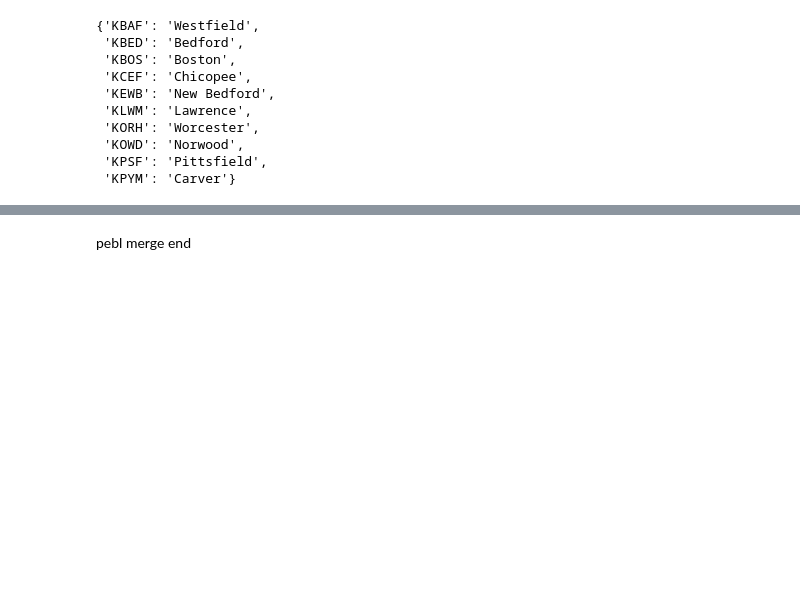
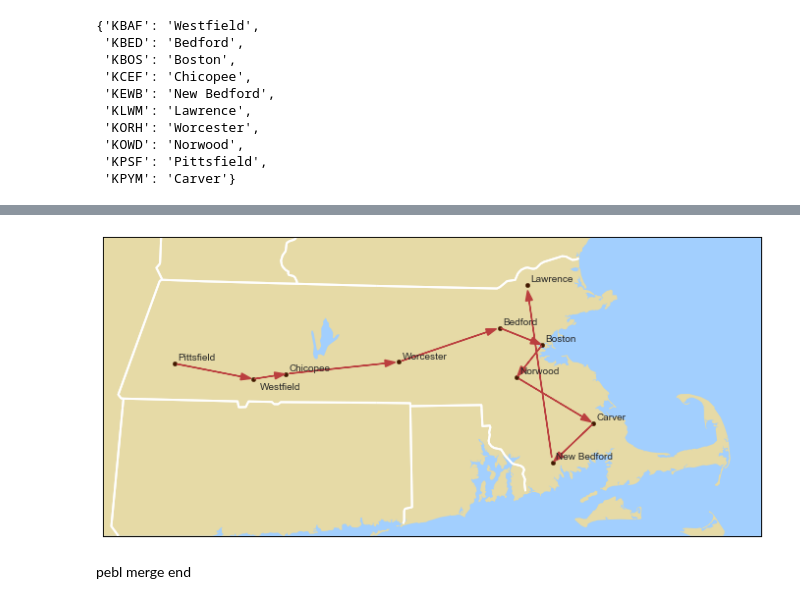
Before and after one commit to therealchuckliu/MCWeather, a Jupyter notebook: 02_Bayesian_Networks.ipynb, the cells around one changed output, grey strips where cells are left out. Drawn from its saved outputs; the diff is of its cells as text; code cells hidden in the pictures; blank space fills up the shorter version.

```diff
--- a/02_Bayesian_Networks.ipynb
+++ b/02_Bayesian_Networks.ipynb
@@ -135,3 +221,40 @@ node_ordering = sorted(node_ordering, key=lambda tup: -tup[0])
+# %%
+# base ordering on geographical distance (euclidean norm)
+# choose as first node the most western node (i.e. min lon)
+# choose as next node iteratively the closest one
+
+# old std based one
+# node_ordering = []
+# for key in ds.munis.keys():
+#     node_ordering.append( (rain_measure[key].std(), key) )
+# node_ordering = sorted(node_ordering, key=lambda tup: -tup[0])
+
+node_ordering = []
+for key in ds.munis.keys():
+    row = dfjoined[dfjoined['code'] == key]
+    node_ordering.append((row['lon'].values[0], key))
+node_ordering = sorted(node_ordering, key=lambda tup: -tup[0])
+node_ordering = [node_ordering[0][1]]
+
+remaining_codes = set(dfjoined['code'].values) - set(node_ordering)
+while len(remaining_codes) > 0:
+    last_node = node_ordering[-1]
+    row = dfjoined[dfjoined['code'] == last_node]
+    lonn = row['lon'].values[0]
+    latn = row['lat'].values[0]
+    distances = []
+    codes = []
+    for code in remaining_codes:
+        row = dfjoined[dfjoined['code'] == code]
+        lon = row['lon'].values[0]
+        lat = row['lat'].values[0]
+        distances.append((lonn - lon)**2 + (latn - lat)**2)
+        codes.append(code)
+
+    imin = np.argmin(np.array(distances))
+    node_ordering.append(codes[imin])
+
+    remaining_codes = set(dfjoined['code'].values) - set(node_ordering)
 # %%
 node_ordering
 # %% [output]
@@ -147,0 +271,5 @@ node_ordering
+# %%
+ord_relation ={}
+for i in range(len(node_ordering) - 1):
+    ord_relation[node_ordering[i+1]] = [node_ordering[i]]
+ord_relation
@@ -233,2 +381,7 @@ plt.arrow(x[0] + coeff_cut * 0.5 * dx, y[0] + coeff_cut * 0.5 * dy, \
+# %%
+plt.figure(figsize=(12, 7))
+plot_map_graph(ord_relation)
+# %% [output]
+[figure, added]
 # %% [markdown]
 pebl merge end
```
Also changed, not shown: parts of 12 cells of this notebook.
